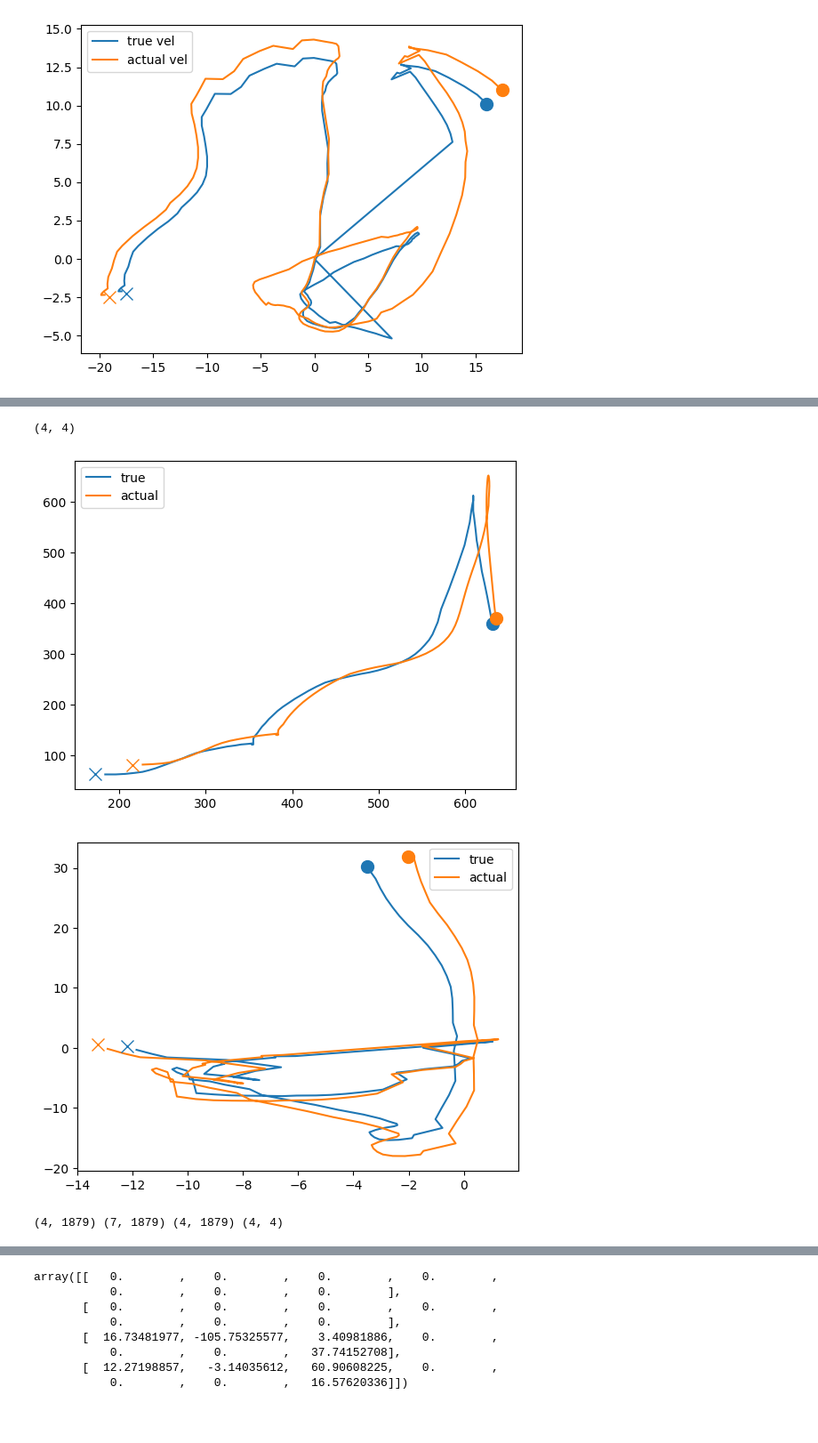
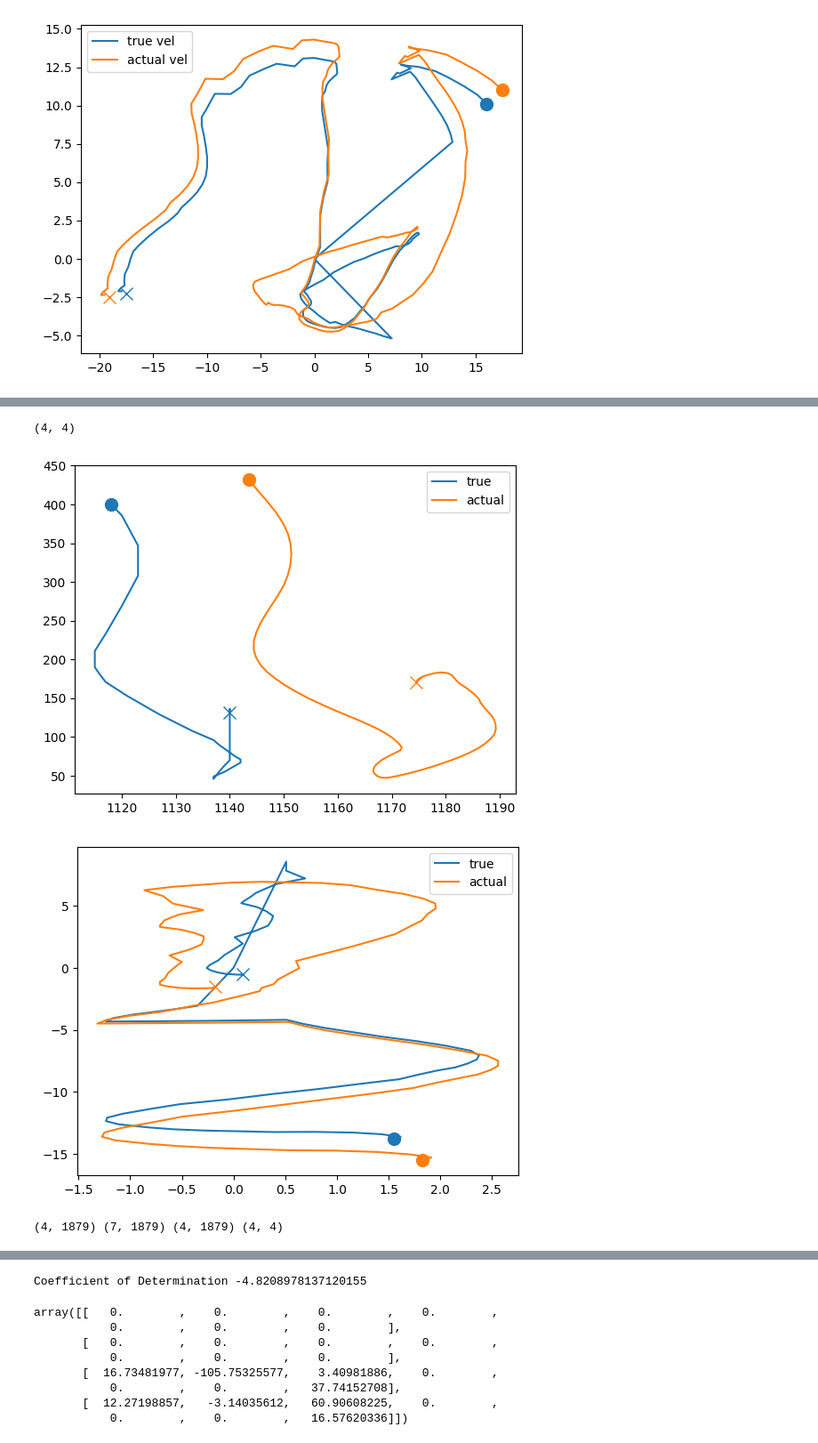
Before and after one commit to ashwin133/BrainMachineInterfaces_pilotExperiment, a Jupyter notebook: DataAnalysis/conductDecoderAnalysis.ipynb, the cells around one changed output, grey strips where cells are left out. Shown at 89% size. Drawn from its saved outputs; the diff is of its cells as text; code cells hidden in the pictures; blank space fills up the shorter version.

Commit message:
save before reformatting code

```diff
--- a/DataAnalysis/conductDecoderAnalysis.ipynb
+++ b/DataAnalysis/conductDecoderAnalysis.ipynb
@@ -10,7 +10,7 @@ import matplotlib.pyplot as plt
 # %%
 # Retrieve training and test data
 
-dataProcessor = ProcessData('../GameSaves/Ashwin_09_01__17_05_10mins_updated.pkl','../GameSaves/Ashwin_09_01__17_20_90s_updated.pkl')
+dataProcessor = ProcessData('../GameSaves/Ashwin_22_01__15_46_8min.pkl','../GameSaves/Ashwin_22_01__15_56_2min_updated.pkl')
 dataProcessor.retrieveTrainingFeatureData(rigidBodyGroup= "B")
 dataProcessor.retrieveTestFeatureData(rigidBodyGroup="B")
 print("Program successfully executed")
@@ -163,4 +170,5 @@ NameError: name 'cursorPos' is not defined
 # %%
+from sklearn.metrics import r2_score
 class StateModel():
     def __init__(self,F,G,H,X0):
         self.F = F
@@ -168,8 +176,12 @@ class StateModel():
         self.H = H
         self.X0 = X0
 
-    def findZ_X_noNoise(self,u):
-
+    def findZ_X_noNoise(self,u,addOffset = False):
+        if addOffset:
+            u_ = np.zeros((u.shape[0],u.shape[1]+1))
+            u_[:,:-1] = u
+            u_[:,-1]  = np.ones(u.shape[0])
+            u = u_
         iterations = len(u[:,0])
         self.Z = np.zeros((iterations,4)) # hold velocities here
         self.X = np.zeros((iterations,4))
@@ -184,11 +196,16 @@ class StateModel():
             self.X[idx,:] = x_next.reshape(4)
             x_curr = x_next
 
-    def findOptimalG(self,U):
+    def findOptimalG(self,U, addOffset = False):
         """
         Uses MLE of G in training data
         u needs to have its mean pca subtracted
         """
+        if addOffset:
+            U_ = np.zeros((U.shape[0],U.shape[1]+1))
+            U_[:,:-1] = U
+            U_[:,-1]  = np.ones(U.shape[0])
+            U = U_
         X = self.X[1:,:].T # ignore first sample as need a delay
         iterations = X.shape[0] - 1
         U = U[1:,:].T # ignore first sample for same reason
@@ -224,35 +241,42 @@ G[2,:3] = comp_x
 G[2,:3] = G[2,:3] * grad_x
 G[2,:] *= 1270 * 0.06
 
 offset_y = cursor.userMinYValue/cursor.yRange
 grad_y = 1/ cursor.yRange
 
 G[3,6] = -offset_y
 G[3,:3] = G[3,:3] * grad_y
 G[3,:] *= 740 * 0.06
 
 X0 = np.asarray([1270//2,740//2,0,0]).transpose()
 u = np.zeros((1880,7))
 u[:,:3] = controlData_calibrated - dataProcessor.testDataGameEngine.pcaleftRight.mean_
 u[:,6] = np.ones(1880)
 
 
 mdl = StateModel(F,G,H,X0)
 mdl.findZ_X_noNoise(u)
 
 dists_ = dists.copy()
 dists_[:,1] = - dists[:,1] + 700
-plotComparison(dists_,mdl.Z,plotFrom = 0,plotTo = 100)
+plotComparison(dists_,mdl.Z,plotFrom = 1000,plotTo = 1100)
 
 velocityData_ = velocityData.copy()
 velocityData_[:,1] = - velocityData[:,1]
 
-plotComparison(velocityData_,mdl.Z[:,2:],plotFrom = 0,plotTo = 100)
+plotComparison(velocityData_,mdl.Z[:,2:],plotFrom = 1000,plotTo = 1100)
 
 
 mdl.findOptimalG(u)
+dists_diff = np.diff(dists,axis=0)
+predDists_diff = np.diff(mdl.Z[:,0:2],axis = 0)
+
+plotComparison(dists_diff,predDists_diff,plotFrom=1000,plotTo=1100)
+
+R_square = r2_score(dists_diff, predDists_diff)
+print('Coefficient of Determination', R_square)
 # %% [output]
 (4, 4)
-[figure, old version]
+[figure, new version]
-[figure, old version]
+[figure, new version]
 (4, 1879) (7, 1879) (4, 1879) (4, 4)
@@ -259,3 +284,4 @@ mdl.findOptimalG(u)
+Coefficient of Determination -4.8208978137120155
 # %%
 mdl.G
 # %% [output]
```
Also changed, not shown: parts of 14 cells of this notebook, 8 other files.
